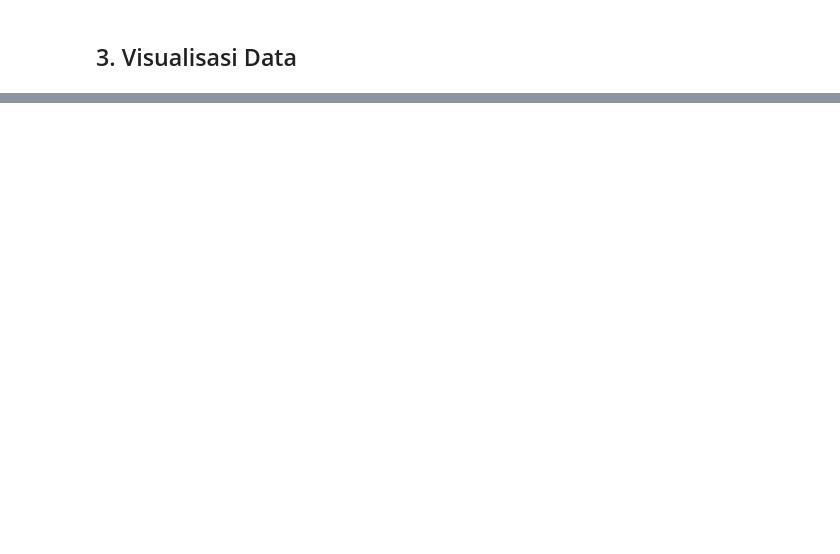
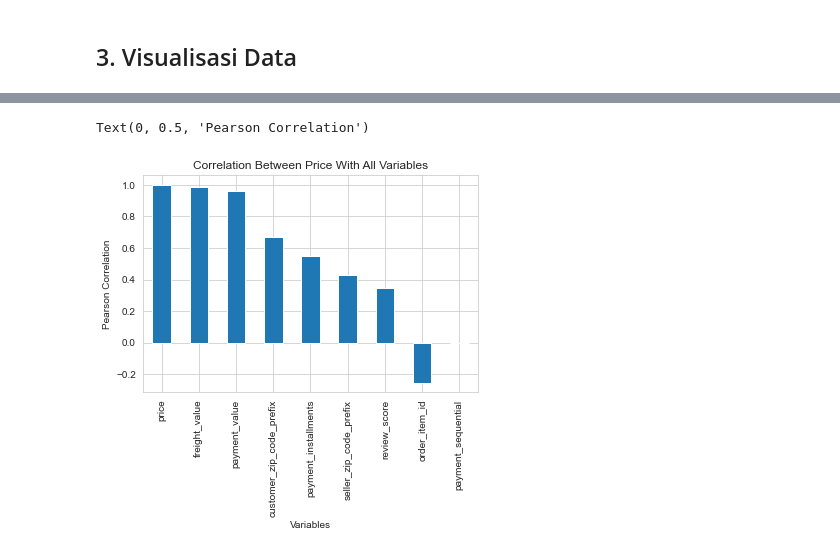
Before and after one commit to Arif-Widagdo/Data-Analysis-on-the-Brazilian-E-Commerce-Public-Dataset-by-Olist, a Jupyter notebook: code/Tugas01_04.ipynb, the cells around one changed output, grey strips where cells are left out. Drawn from its saved outputs; the diff is of its cells as text; code cells hidden in the pictures; blank space fills up the shorter version.

```diff
--- a/code/Tugas01_04.ipynb
+++ b/code/Tugas01_04.ipynb
@@ -694,0 +707,7 @@ plt.show()
+# %%
+result_olist_customers_orders = result_olist_customers_orders.head(10)
+# %%
+# kendal, pearson,
+c = result_olist_customers_orders.corr(method = "pearson")
+c_sorted = c.sort_values( by=['price'], ascending = False )
+c_sorted["price"]
@@ -694,0 +725,10 @@ plt.show()
+# %%
+sns.set_style("whitegrid")
+
+c_sorted["price"].plot (kind = "bar")
+plt.title("Correlation Between Price With All Variables")
+plt.xlabel("Variables")
+plt.ylabel("Pearson Correlation")
+# %% [output]
+Text(0, 0.5, 'Pearson Correlation')
+[figure, added]
```
Also changed, not shown: parts of 45 cells of this notebook, 1 other file.
